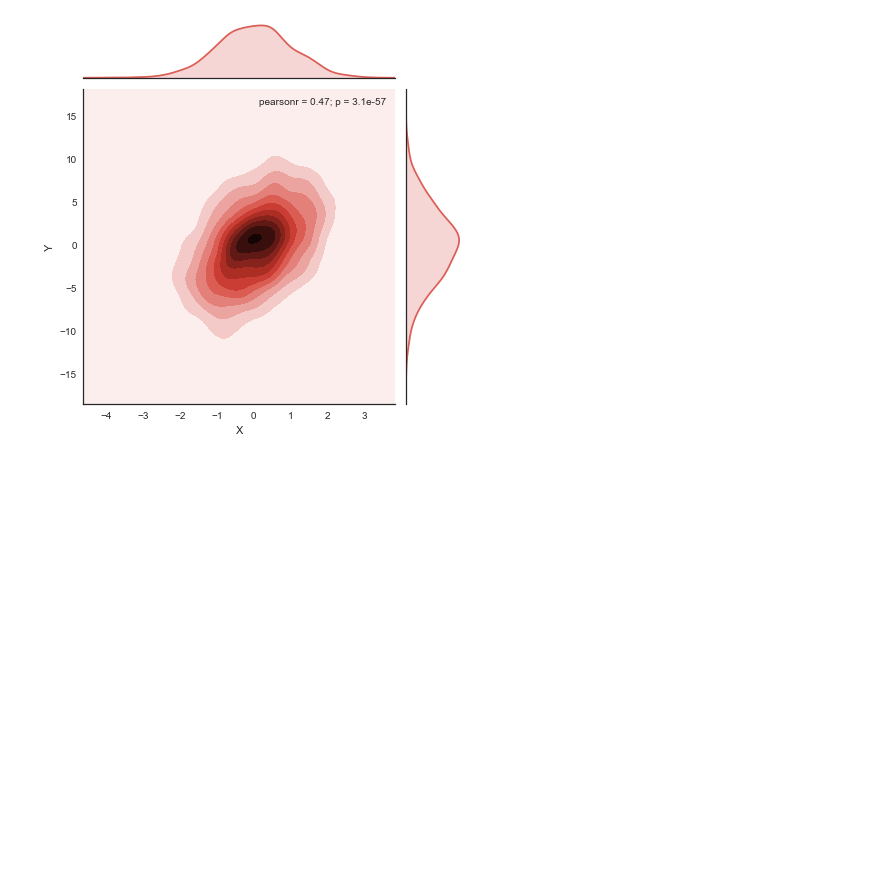
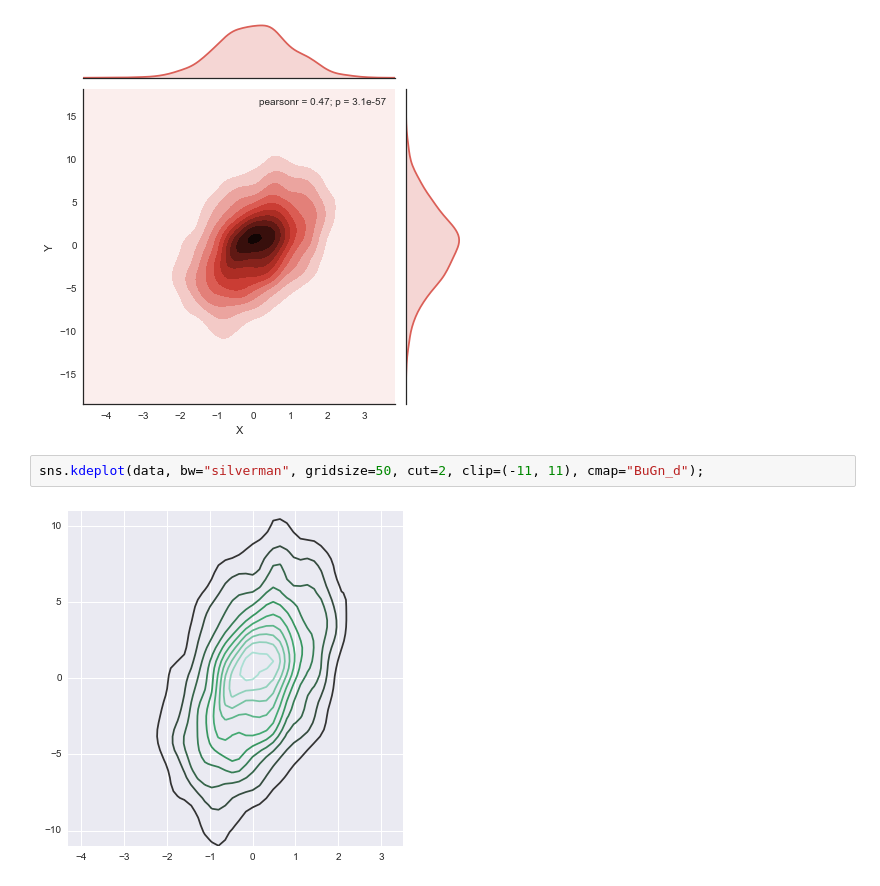
Before and after one commit to tarmstro/mvbop, a Jupyter notebook: seaborn_tutorial.ipynb, the cells around one changed output. Drawn from its saved outputs; the diff is of its cells as text; blank space fills up the shorter version.

```diff
--- a/seaborn_tutorial.ipynb
+++ b/seaborn_tutorial.ipynb
@@ -236,3 +236,7 @@ with sns.axes_style("white"):
     sns.jointplot("X", "Y", data, kind="kde");
 # %% [output]
 [figure]
+# %%
+sns.kdeplot(data, bw="silverman", gridsize=50, cut=2, clip=(-11, 11), cmap="BuGn_d");
+# %% [output]
+[figure, added]
```
